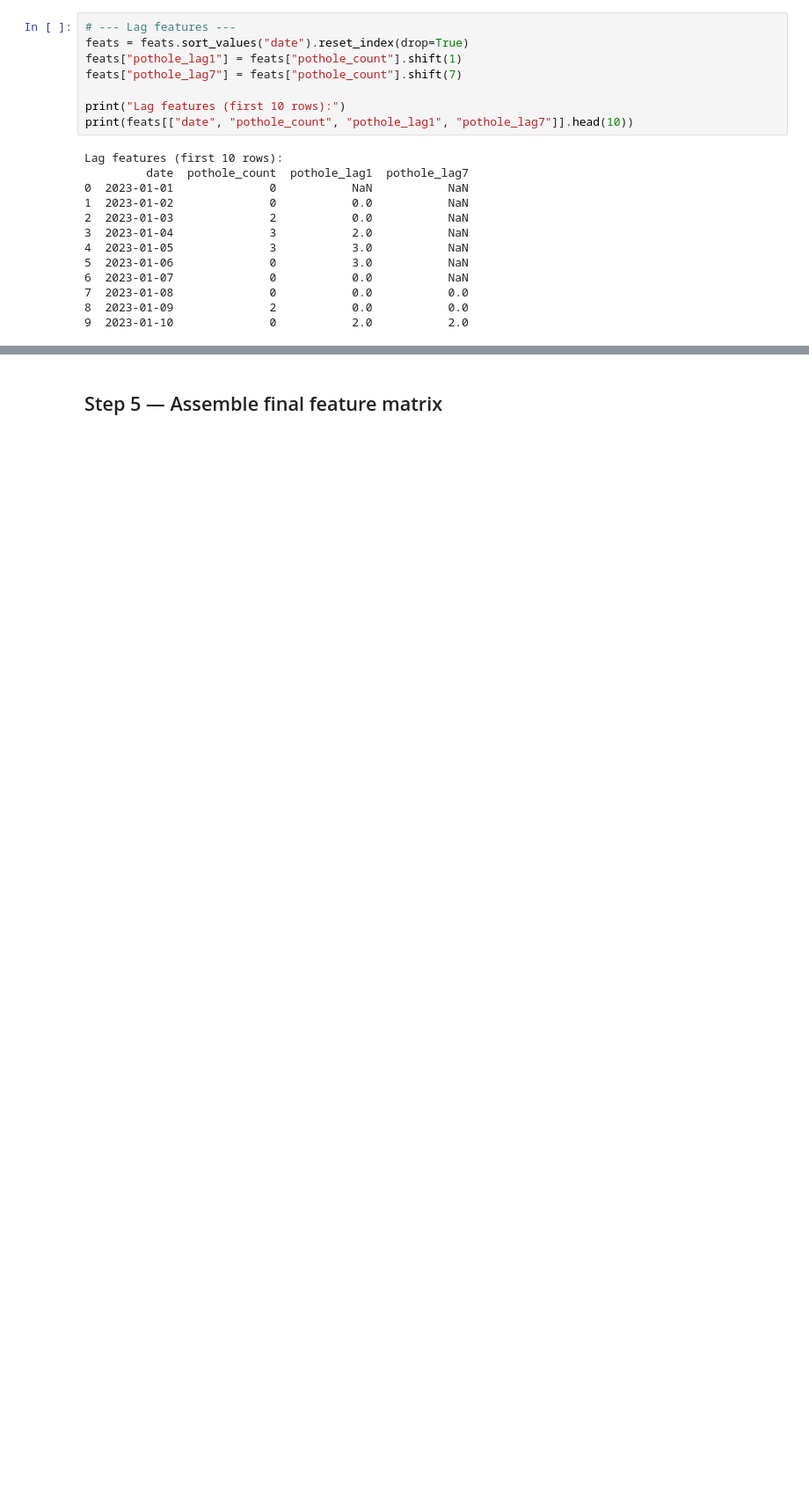
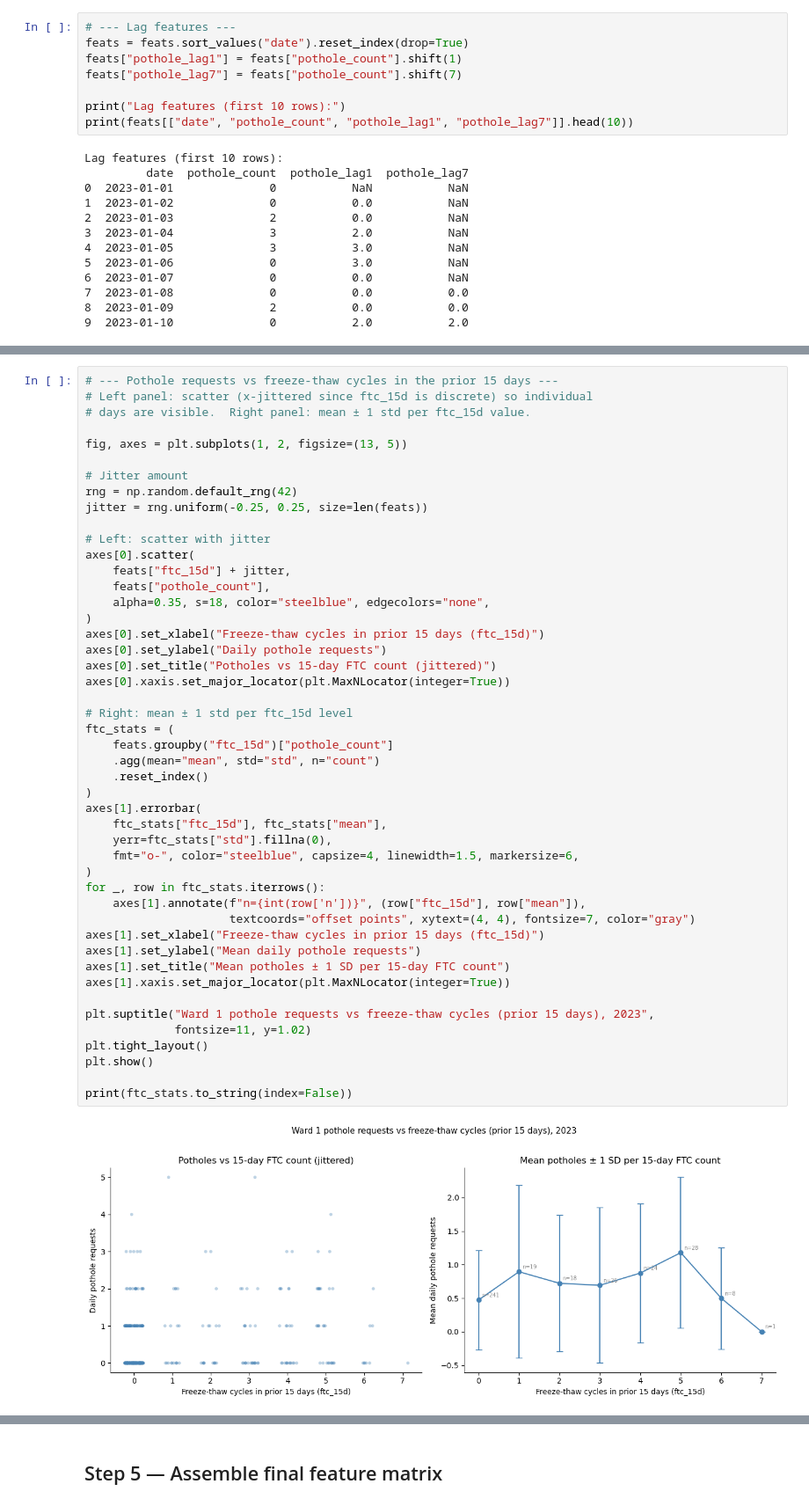
Before and after one commit to Erdos-Projects/spring-2026-dc-311, a Jupyter notebook: weather_integration_2023.ipynb, the cells around one changed output, grey strips where cells are left out. Shown at 88% size. Saved outputs shown, nothing was run; the diff lists cells and outputs as text; blank space fills up the shorter version.

```diff
--- a/weather_integration_2023.ipynb
+++ b/weather_integration_2023.ipynb
@@ -514,3 +518,52 @@ plt.tight_layout()
 plt.show()
 # %% [output]
 [figure]
+# %%
+# --- Pothole requests vs freeze-thaw cycles in the prior 15 days ---
+# Left panel: scatter (x-jittered since ftc_15d is discrete) so individual
+# days are visible.  Right panel: mean ± 1 std per ftc_15d value.
+
+fig, axes = plt.subplots(1, 2, figsize=(13, 5))
+
+# Jitter amount
+rng = np.random.default_rng(42)
+jitter = rng.uniform(-0.25, 0.25, size=len(feats))
+
+# Left: scatter with jitter
+axes[0].scatter(
+    feats["ftc_15d"] + jitter,
+    feats["pothole_count"],
+    alpha=0.35, s=18, color="steelblue", edgecolors="none",
+)
+axes[0].set_xlabel("Freeze-thaw cycles in prior 15 days (ftc_15d)")
+axes[0].set_ylabel("Daily pothole requests")
+axes[0].set_title("Potholes vs 15-day FTC count (jittered)")
+axes[0].xaxis.set_major_locator(plt.MaxNLocator(integer=True))
+
+# Right: mean ± 1 std per ftc_15d level
+ftc_stats = (
+    feats.groupby("ftc_15d")["pothole_count"]
+    .agg(mean="mean", std="std", n="count")
+    .reset_index()
+)
+axes[1].errorbar(
+    ftc_stats["ftc_15d"], ftc_stats["mean"],
+    yerr=ftc_stats["std"].fillna(0),
+    fmt="o-", color="steelblue", capsize=4, linewidth=1.5, markersize=6,
+)
+for _, row in ftc_stats.iterrows():
+    axes[1].annotate(f"n={int(row['n'])}", (row["ftc_15d"], row["mean"]),
+                     textcoords="offset points", xytext=(4, 4), fontsize=7, color="gray")
+axes[1].set_xlabel("Freeze-thaw cycles in prior 15 days (ftc_15d)")
+axes[1].set_ylabel("Mean daily pothole requests")
+axes[1].set_title("Mean potholes ± 1 SD per 15-day FTC count")
+axes[1].xaxis.set_major_locator(plt.MaxNLocator(integer=True))
+
+plt.suptitle("Ward 1 pothole requests vs freeze-thaw cycles (prior 15 days), 2023",
+             fontsize=11, y=1.02)
+plt.tight_layout()
+plt.show()
+
+print(ftc_stats.to_string(index=False))
+# %% [output]
+[figure, added]
```
Also changed, not shown: parts of 11 cells of this notebook.
